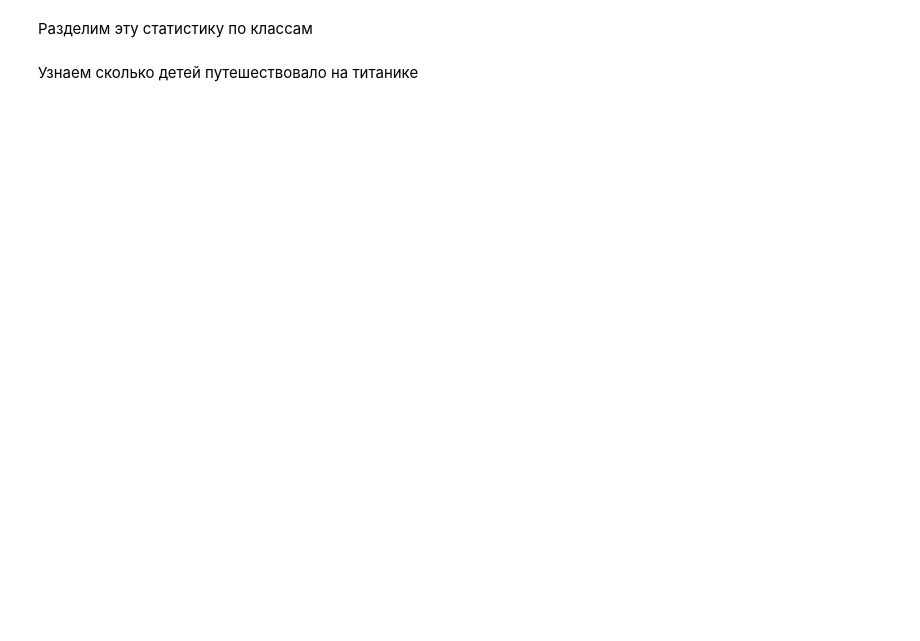
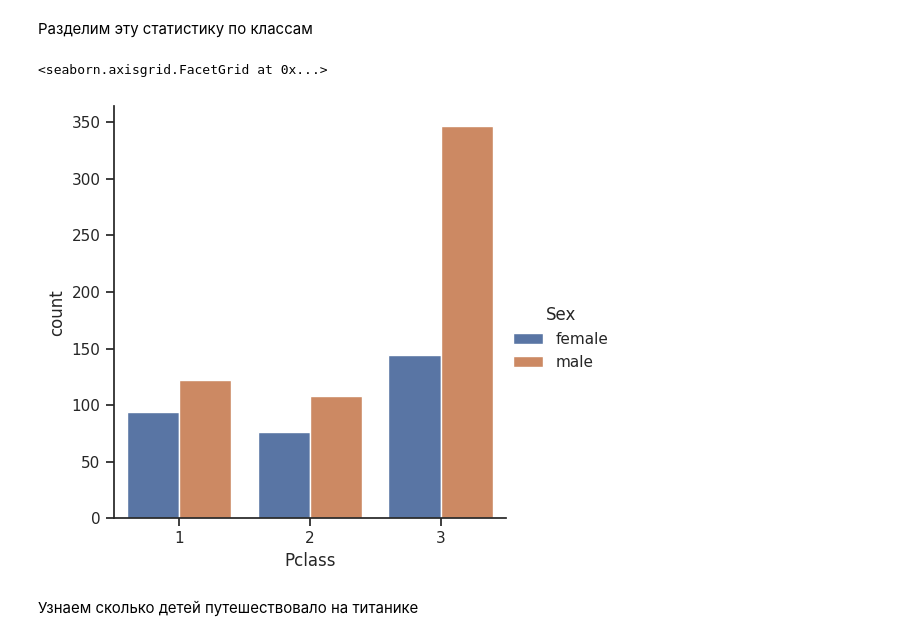
Before and after one commit to NikitaR041/Programming-at-SUSU, a Jupyter notebook: AiVNn/HW/Занятие_5_1_ИИ_МЛ.ipynb, the cells around one changed output. Cells and saved outputs as stored; diff of their text form; code cells hidden in the pictures; blank space fills up the shorter version.

```diff
--- a/AiVNn/HW/Занятие_5_1_ИИ_МЛ.ipynb
+++ b/AiVNn/HW/Занятие_5_1_ИИ_МЛ.ipynb
@@ -98,7 +100,10 @@ TypeError: ignored
 # %% [markdown]
 Разделим эту статистику по классам
 # %%
-sns.catplot('Pclass', data=df, hue='Sex', kind='count')
+sns.catplot(x='Pclass', data=df, hue='Sex', kind='count')
+# %% [output]
+<seaborn.axisgrid.FacetGrid at 0x...>
+[figure, added]
 # %% [markdown]
 Узнаем сколько детей путешествовало на титанике
 # %%
```
Also changed, not shown: parts of 33 cells of this notebook, 1 other file.
